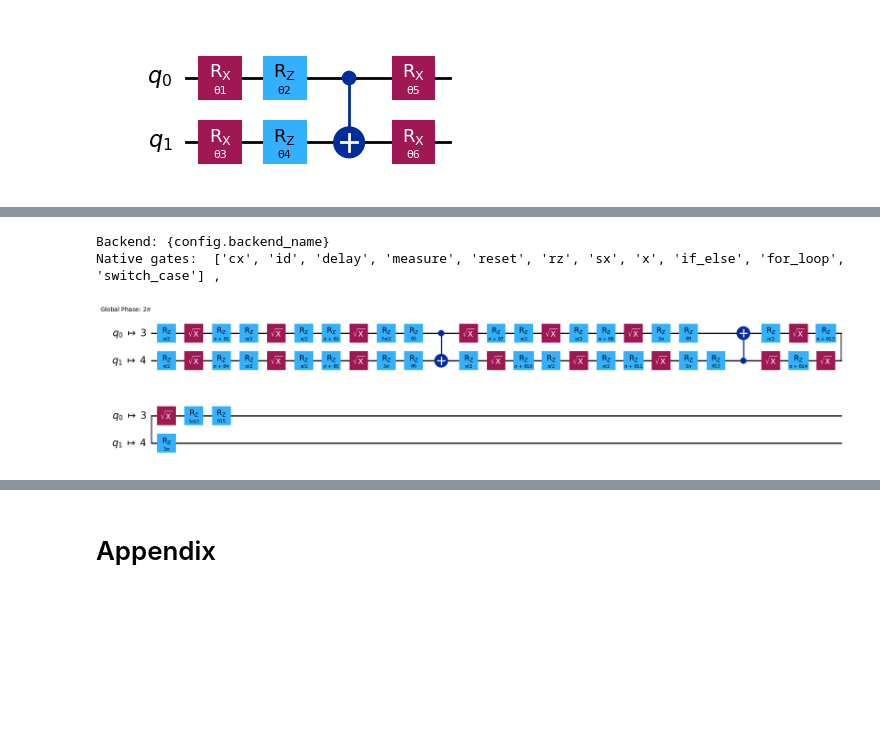
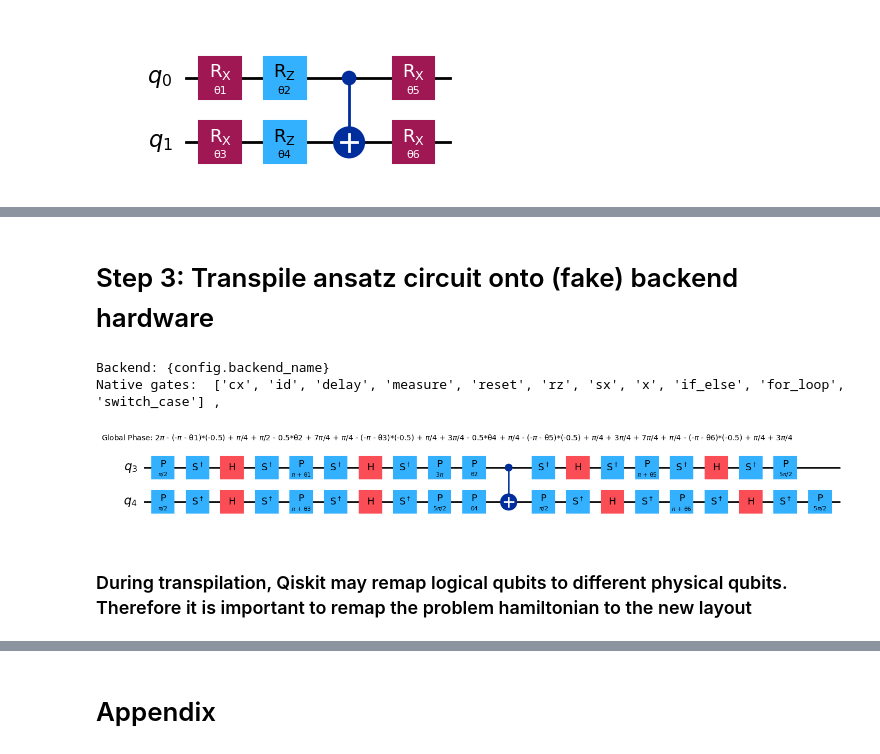
Before and after one commit to JoeyRogers-svg/Qiskit-fundamentals-course, a Jupyter notebook: 5-VQE-Hydrogen.ipynb, the cells around one changed output, grey strips where cells are left out. Cells and saved outputs as stored; diff of their text form; code cells hidden in the pictures; blank space fills up the shorter version.

```diff
--- a/5-VQE-Hydrogen.ipynb
+++ b/5-VQE-Hydrogen.ipynb
@@ -370,28 +412,32 @@ ansatz_su4.draw(output='mpl')
+# %% [markdown]
+# Step 3: Transpile ansatz circuit onto (fake) backend hardware
 # %%
 from qiskit.transpiler.preset_passmanagers import generate_preset_pass_manager
 from qiskit_aer import AerSimulator
 from qiskit_aer.noise import NoiseModel
 from qiskit_ibm_runtime.fake_provider import FakeManilaV2
 
 fake_backend = FakeManilaV2()
 noise_model = NoiseModel.from_backend(fake_backend)
 
-# Define a simulator using Aer, and use it in Sampler.
 backend_sim = AerSimulator(noise_model=noise_model)
 config = fake_backend.configuration()
 
 print("Backend: {config.backend_name}")
 print("Native gates: ", config.supported_instructions, ",")
 
 
 target = fake_backend.target
 pm = generate_preset_pass_manager(target=target, optimization_level=3)
-ansatz=ansatz_su4
+ansatz=ansatz2q_3
+
 ansatz_isa = pm.run(ansatz)
-ansatz_isa.draw(output="mpl", idle_wires=False, style="iqp")
+ansatz_isa.decompose().draw(output="mpl", idle_wires=False)
 # %% [output]
 Backend: {config.backend_name}
 Native gates:  ['cx', 'id', 'delay', 'measure', 'reset', 'rz', 'sx', 'x', 'if_else', 'for_loop', 'switch_case'] ,
-[figure, old version]
+[figure, new version]
+# %% [markdown]
+### During transpilation, Qiskit may remap logical qubits to different physical qubits. Therefore it is important to remap the problem hamiltonian to the new layout
 # %%
 h2_hamiltonian_isa = h2_hamiltonian.apply_layout(layout=ansatz_isa.layout)
```
Also changed, not shown: parts of 31 cells of this notebook.
